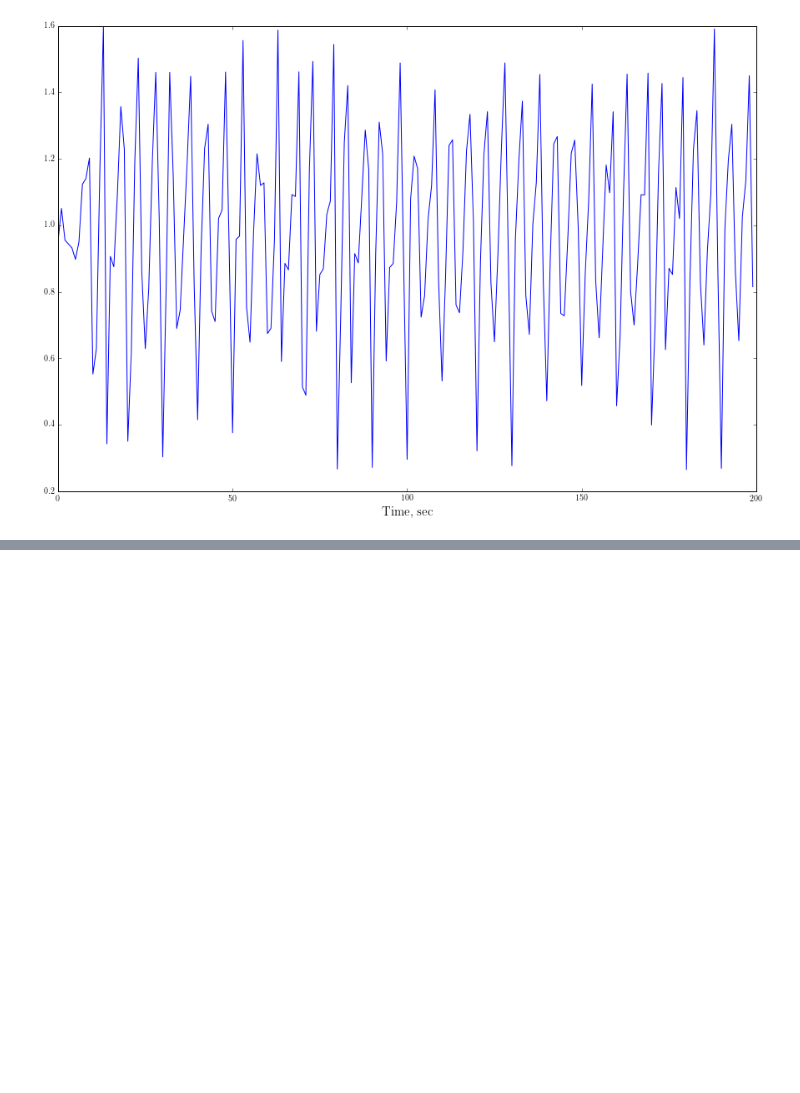
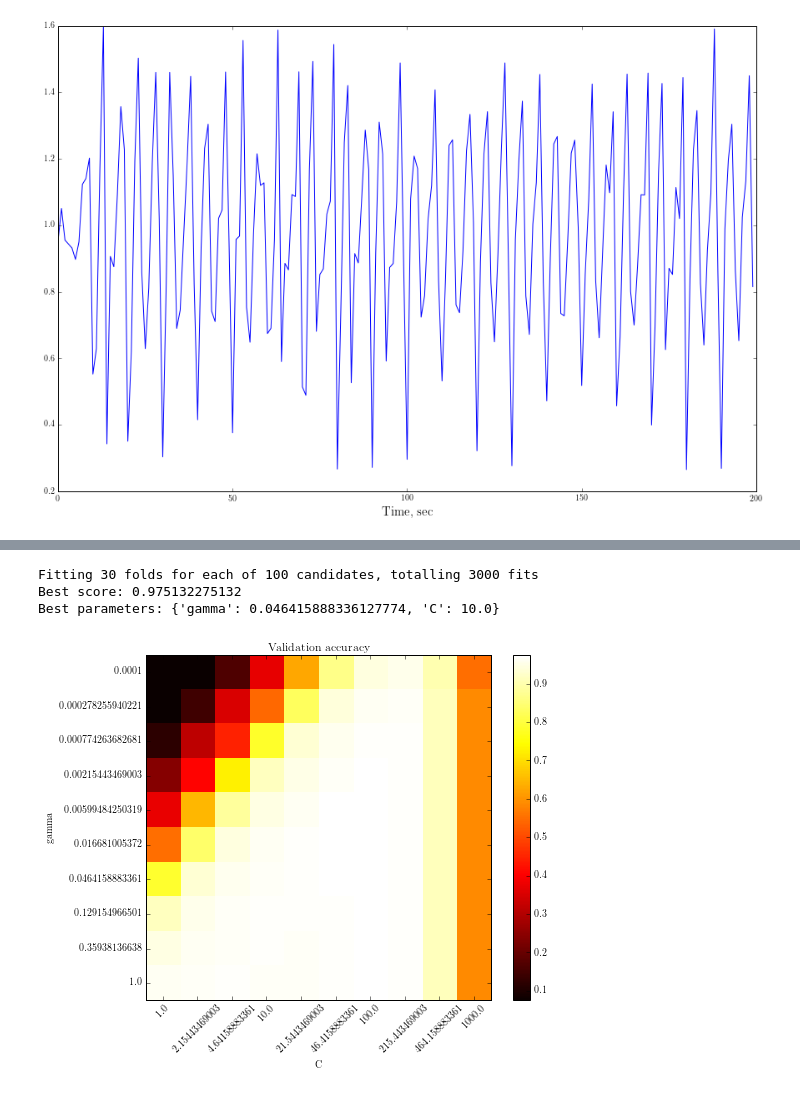
Before and after one commit to karasikov/TimeSeriesClassification, a Jupyter notebook: code/python/time_series.ipynb, the cells around one changed output, grey strips where cells are left out. Cells and saved outputs as stored; diff of their text form; code cells hidden in the pictures; blank space fills up the shorter version.

```diff
--- a/code/python/time_series.ipynb
+++ b/code/python/time_series.ipynb
@@ -292,0 +274,19 @@ X_normalized = X_normalized / X_normalized.max(0)
+# %%
+from sklearn.grid_search import GridSearchCV
+grid_search_cv = GridSearchCV(
+    svm.SVC(),
+    {
+        'gamma': np.logspace(-4, 0, 10),
+        'C': np.logspace(0, 3, 10),
+    },
+    scoring=None,
+    n_jobs=2,
+    refit=False,
+    cv=cross_validation.ShuffleSplit(dataset.label.size, n_iter=30, test_size=0.3, random_state=17),
+    verbose=1,
+    error_score='raise'
+).fit(X_normalized, dataset.label)
+
+print('Best score:', grid_search_cv.best_score_, '\nBest parameters:', grid_search_cv.best_params_)
+multiclass.plot_grid_search_scores(grid_search_cv)
+# %% [output]
@@ -293,3 +303,7 @@ X_normalized = X_normalized / X_normalized.max(0)
+Fitting 30 folds for each of 100 candidates, totalling 3000 fits
+Best score: 0.975132275132
+Best parameters: {'gamma': 0.046415888336127774, 'C': 10.0}
+[figure, added]
 # %%
 import multiclass
 from sklearn import svm, cross_validation
```
Also changed, not shown: parts of 24 cells of this notebook, 2 other files.
